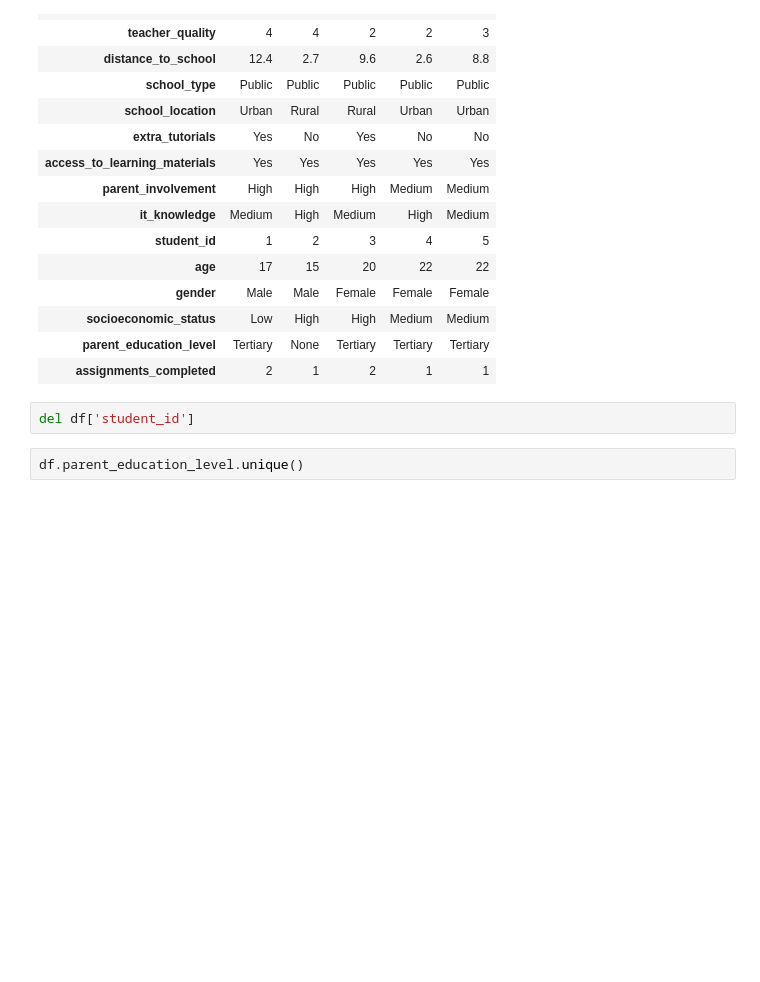
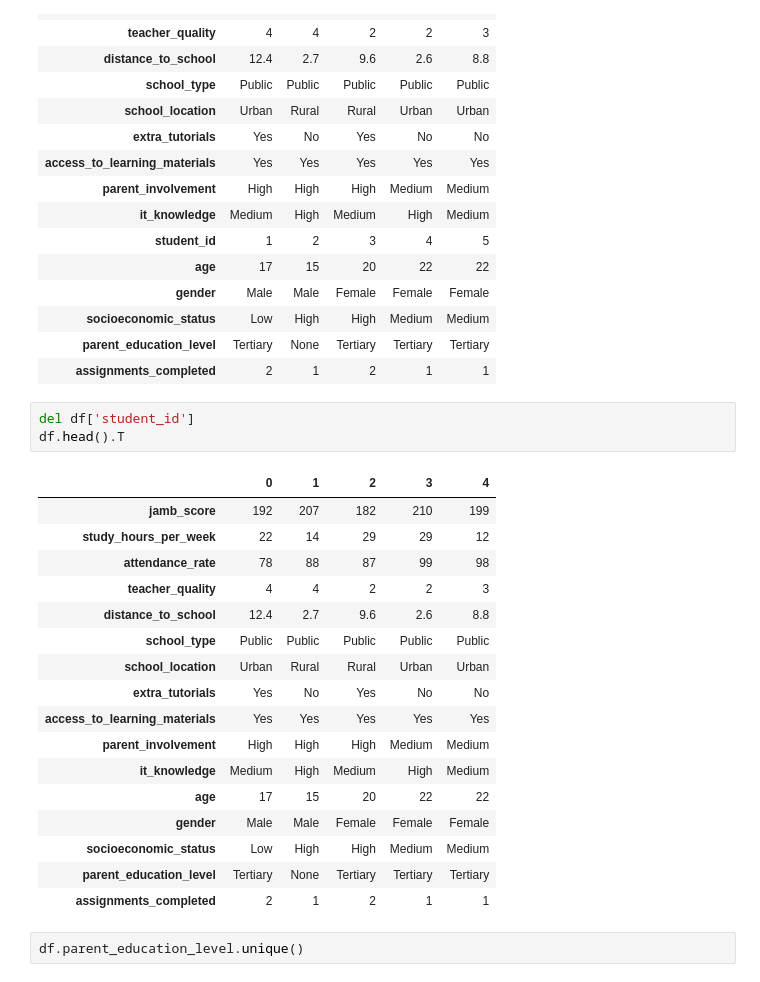
Before and after one commit to karinait/ml-zoomcamp, a Jupyter notebook: module6/homework/notebook/homework6.ipynb, the cells around one changed output. Drawn from its saved outputs; the diff is of its cells as text; blank space fills up the shorter version.

```diff
--- a/module6/homework/notebook/homework6.ipynb
+++ b/module6/homework/notebook/homework6.ipynb
@@ -47,6 +47,25 @@ df.head().T
 | assignments_completed | 2 | 1 | 2 | 1 | 1 |
 # %%
 del df['student_id']
+df.head().T
+# %% [output]
+|  | 0 | 1 | 2 | 3 | 4 |
+| jamb_score | 192 | 207 | 182 | 210 | 199 |
+| study_hours_per_week | 22 | 14 | 29 | 29 | 12 |
+| attendance_rate | 78 | 88 | 87 | 99 | 98 |
+| teacher_quality | 4 | 4 | 2 | 2 | 3 |
+| distance_to_school | 12.4 | 2.7 | 9.6 | 2.6 | 8.8 |
+| school_type | Public | Public | Public | Public | Public |
+| school_location | Urban | Rural | Rural | Urban | Urban |
+| extra_tutorials | Yes | No | Yes | No | No |
+| access_to_learning_materials | Yes | Yes | Yes | Yes | Yes |
+| parent_involvement | High | High | High | Medium | Medium |
+| it_knowledge | Medium | High | Medium | High | Medium |
+| age | 17 | 15 | 20 | 22 | 22 |
+| gender | Male | Male | Female | Female | Female |
+| socioeconomic_status | Low | High | High | Medium | Medium |
+| parent_education_level | Tertiary | None | Tertiary | Tertiary | Tertiary |
+| assignments_completed | 2 | 1 | 2 | 1 | 1 |
 # %%
 df.parent_education_level.unique()
 # %% [output]
```
Also changed, not shown: parts of 8 cells of this notebook.
